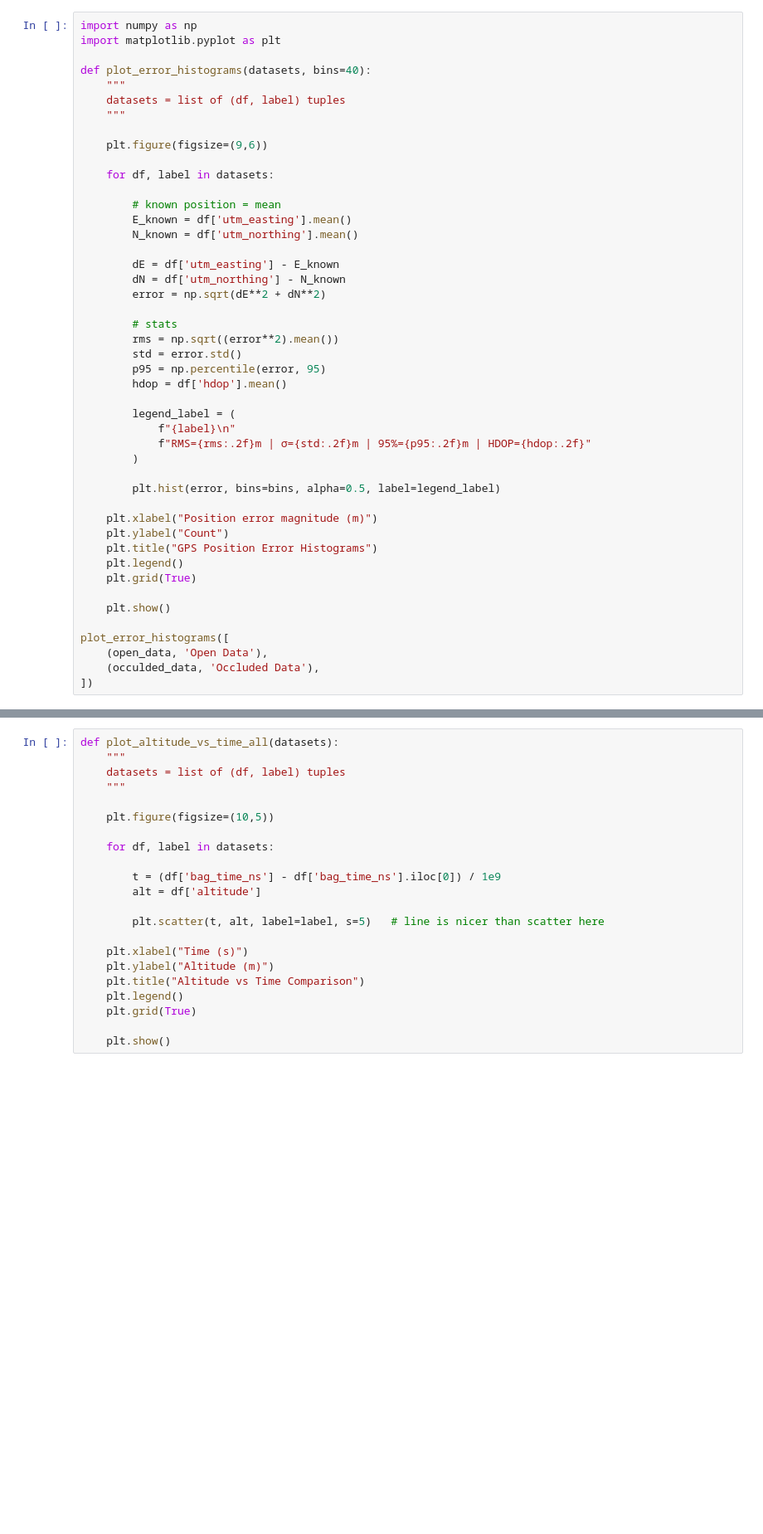
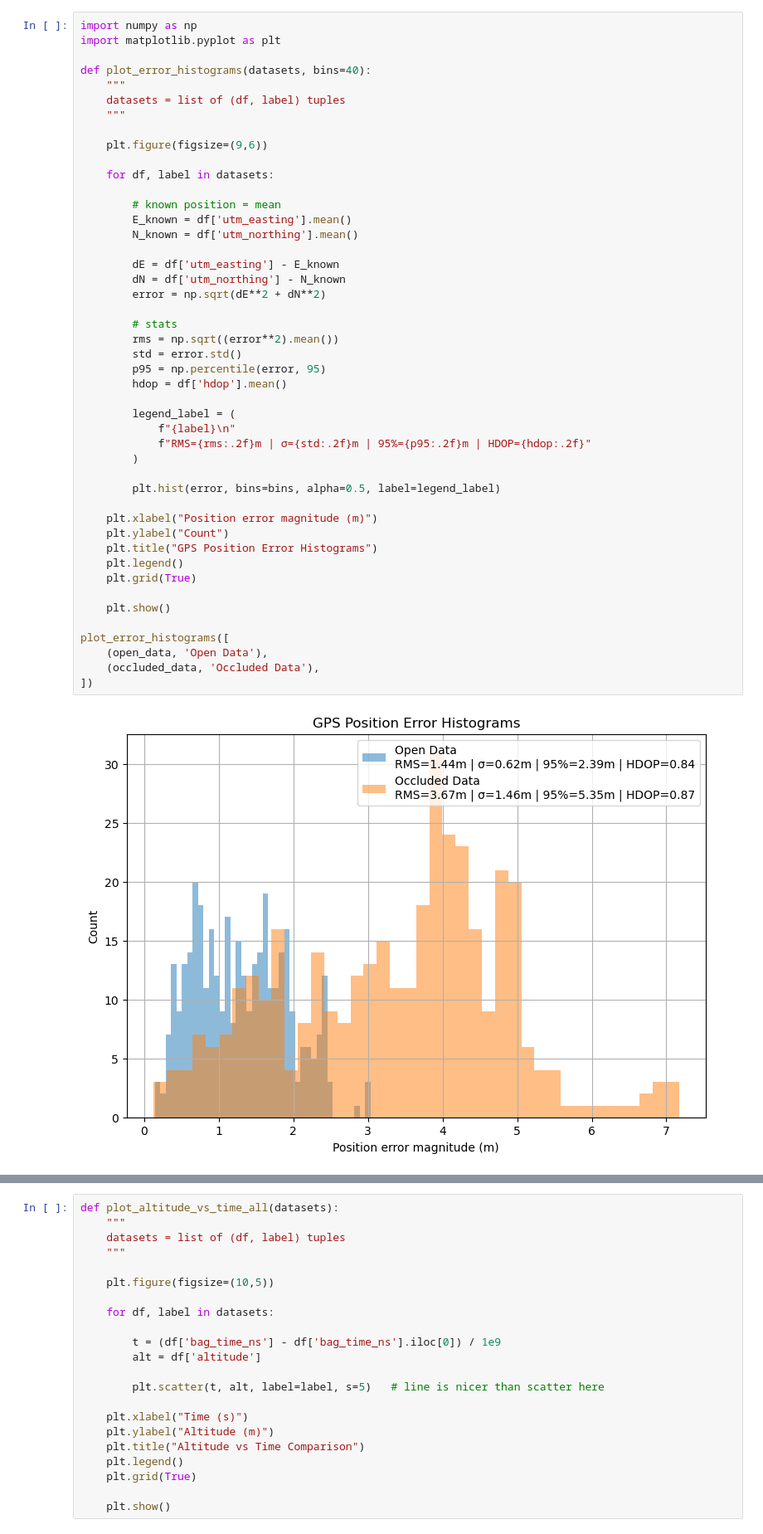
Before and after one commit to ramirez-adr/EECE5554, a Jupyter notebook: LAB1/src/humble_data_analysis.ipynb, the cells around one changed output, grey strips where cells are left out. Shown at 83% size. Drawn from its saved outputs; the diff is of its cells as text; blank space fills up the shorter version.

```diff
--- a/LAB1/src/humble_data_analysis.ipynb
+++ b/LAB1/src/humble_data_analysis.ipynb
@@ -96,32 +114,34 @@ def plot_error_histograms(datasets, bins=40):
         N_known = df['utm_northing'].mean()
 
         dE = df['utm_easting'] - E_known
         dN = df['utm_northing'] - N_known
         error = np.sqrt(dE**2 + dN**2)
 
         # stats
         rms = np.sqrt((error**2).mean())
         std = error.std()
         p95 = np.percentile(error, 95)
         hdop = df['hdop'].mean()
 
         legend_label = (
             f"{label}\n"
             f"RMS={rms:.2f}m | σ={std:.2f}m | 95%={p95:.2f}m | HDOP={hdop:.2f}"
         )
 
         plt.hist(error, bins=bins, alpha=0.5, label=legend_label)
 
     plt.xlabel("Position error magnitude (m)")
     plt.ylabel("Count")
     plt.title("GPS Position Error Histograms")
     plt.legend()
     plt.grid(True)
 
     plt.show()
 
 plot_error_histograms([
     (open_data, 'Open Data'),
-    (occulded_data, 'Occluded Data'),
+    (occluded_data, 'Occluded Data'),
 ])
+# %% [output]
+[figure, added]
 # %%
```
Also changed, not shown: parts of 5 cells of this notebook.
